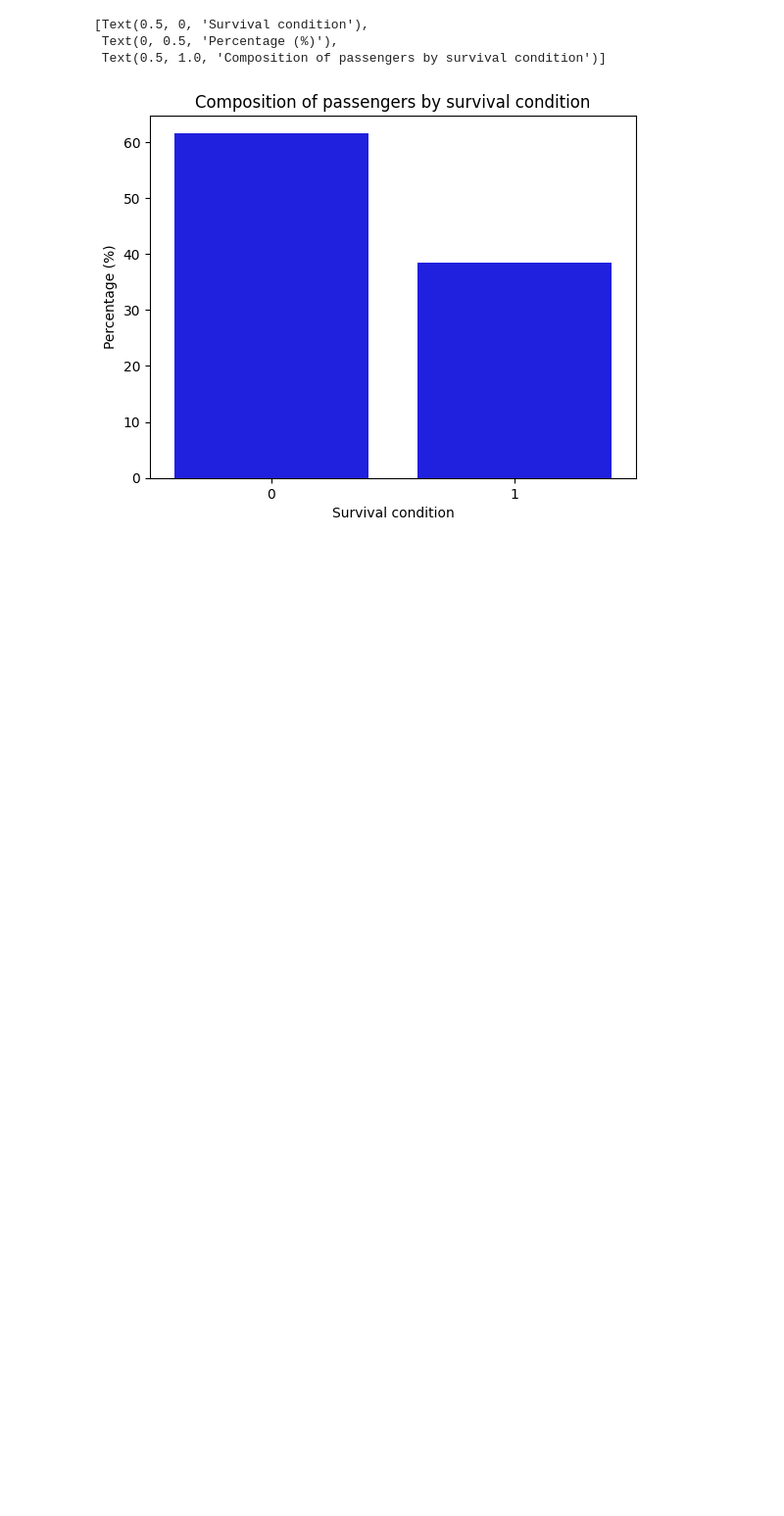
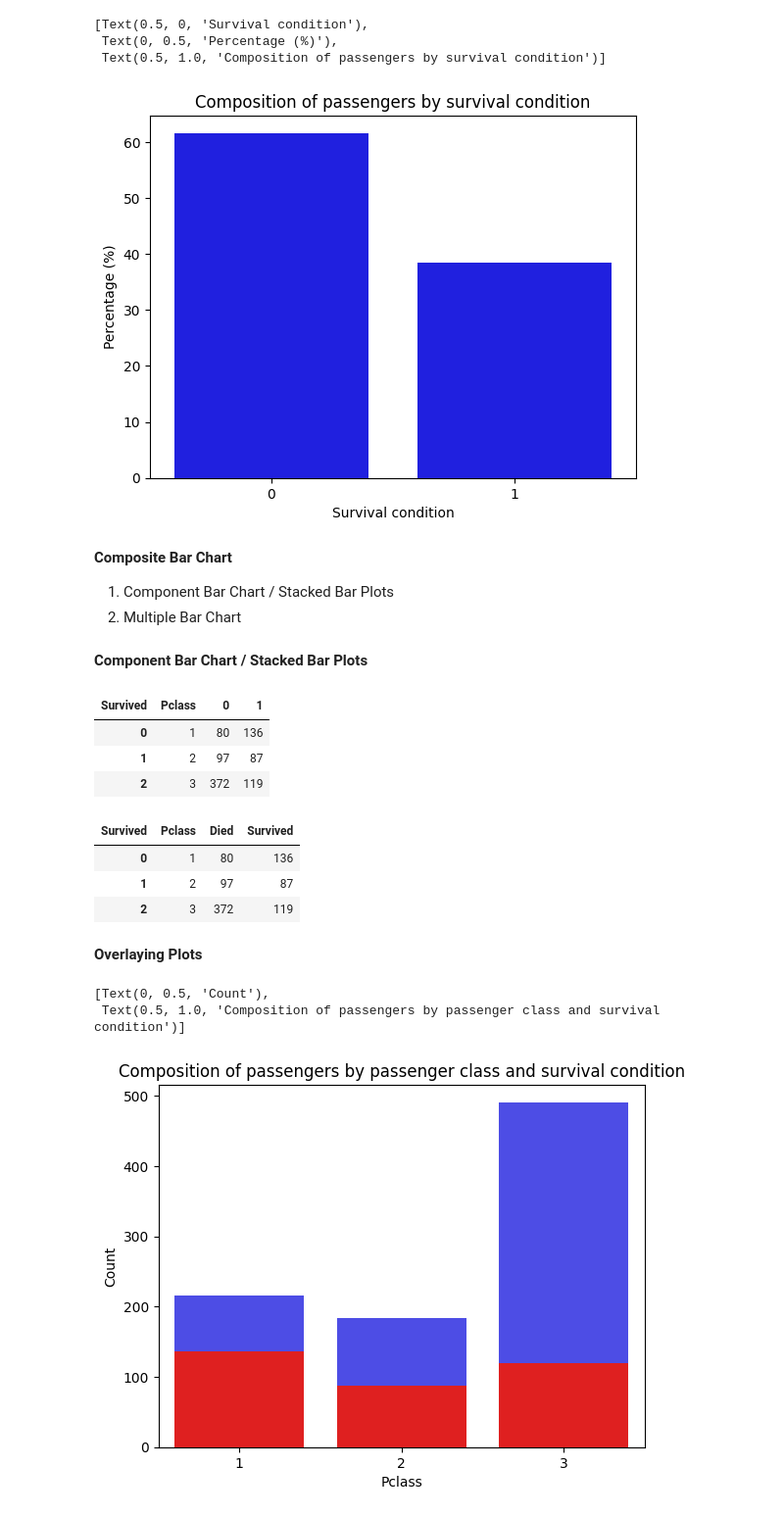
Before and after one commit to JalinaH/Graphical-Presentation-of-Data-, a Jupyter notebook: graphical-presentation-of-data.ipynb, the cells around one changed output. Shown: that part at 98% size. Drawn from its saved outputs; the diff is of its cells as text; code cells hidden in the pictures; blank space fills up the shorter version.

Commit message:
Kaggle Notebook | Graphical-Presentation-of-Data | Version 2

```diff
--- a/graphical-presentation-of-data.ipynb
+++ b/graphical-presentation-of-data.ipynb
@@ -142,3 +142,37 @@ p2.set(xlabel='Survival condition', ylabel='Percentage (%)',
  Text(0, 0.5, 'Percentage (%)'),
  Text(0.5, 1.0, 'Composition of passengers by survival condition')]
 [figure]
+# %% [markdown]
+**Composite Bar Chart**
+1. Component Bar Chart / Stacked Bar Plots
+2. Multiple Bar Chart
+# %% [markdown]
+**Component Bar Chart / Stacked Bar Plots**
+# %%
+twoway = pd.crosstab(index=df['Pclass'], columns=df['Survived'], margins=False).reset_index()
+twoway
+# %% [output]
+| Survived | Pclass | 0 | 1 |
+| 0 | 1 | 80 | 136 |
+| 1 | 2 | 97 | 87 |
+| 2 | 3 | 372 | 119 |
+# %%
+twoway = pd.crosstab(index=df['Pclass'], columns=df['Survived'], margins=False).reset_index()
+twoway = twoway.rename(columns={0: 'Died', 1:'Survived'})
+twoway
+# %% [output]
+| Survived | Pclass | Died | Survived |
+| 0 | 1 | 80 | 136 |
+| 1 | 2 | 97 | 87 |
+| 2 | 3 | 372 | 119 |
+# %% [markdown]
+**Overlaying Plots**
+# %%
+sns.countplot(x='Pclass', data=df, alpha=0.8, color='blue')
+s2 = sns.barplot(x ='Pclass', y='Survived', data=twoway, color='red')
+s2.set(ylabel = 'Count',
+       title='Composition of passengers by passenger class and survival condition')
+# %% [output]
+[Text(0, 0.5, 'Count'),
+ Text(0.5, 1.0, 'Composition of passengers by passenger class and survival condition')]
+[figure, added]
```
Also changed, not shown: parts of 36 cells of this notebook.
